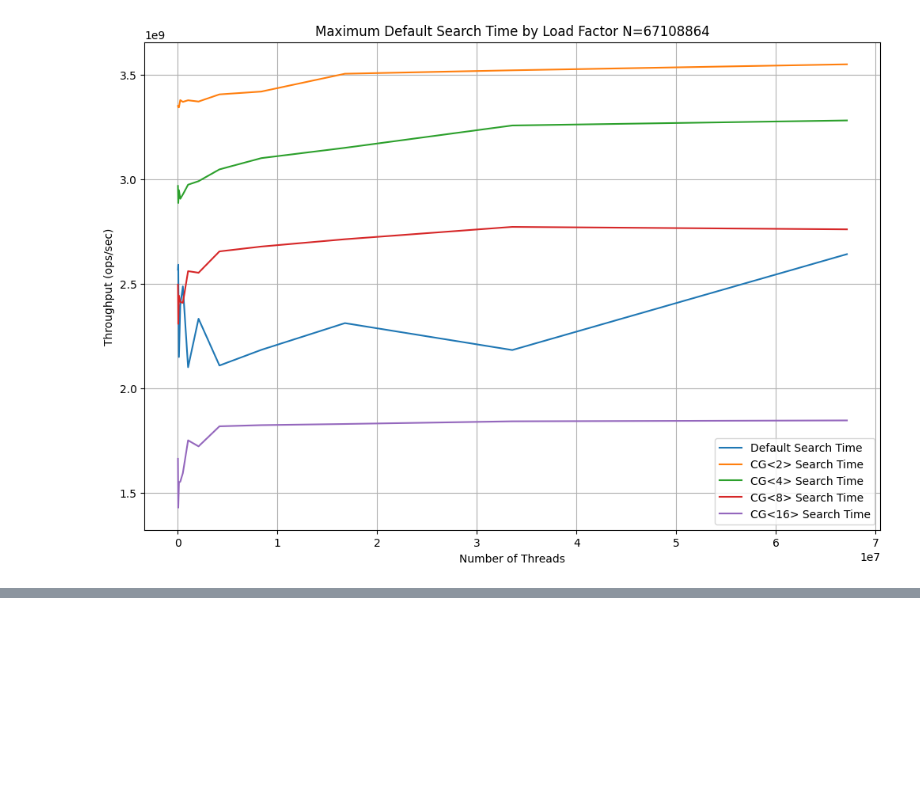
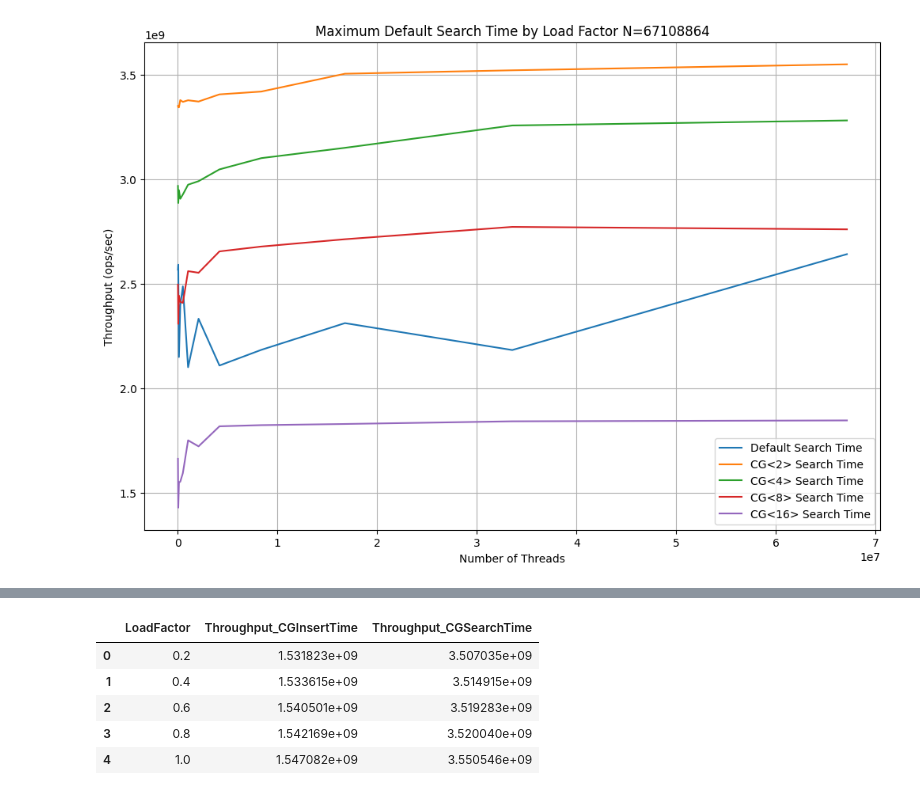
Before and after one commit to sandeepnmenon/gpu_datastructures, a Jupyter notebook: basics/visualize_results.ipynb, the cells around one changed output, grey strips where cells are left out. Cells and saved outputs as stored; diff of their text form; code cells hidden in the pictures; blank space fills up the shorter version.

```diff
--- a/basics/visualize_results.ipynb
+++ b/basics/visualize_results.ipynb
@@ -235,0 +276,9 @@ plt.show()
+# %%
+cg_data
+# %% [output]
+|  | LoadFactor | Throughput_CGInsertTime | Throughput_CGSearchTime |
+| 0 | 0.2 | 1.531823e+09 | 3.507035e+09 |
+| 1 | 0.4 | 1.533615e+09 | 3.514915e+09 |
+| 2 | 0.6 | 1.540501e+09 | 3.519283e+09 |
+| 3 | 0.8 | 1.542169e+09 | 3.520040e+09 |
+| 4 | 1.0 | 1.547082e+09 | 3.550546e+09 |
```
Also changed, not shown: parts of 4 cells of this notebook.
